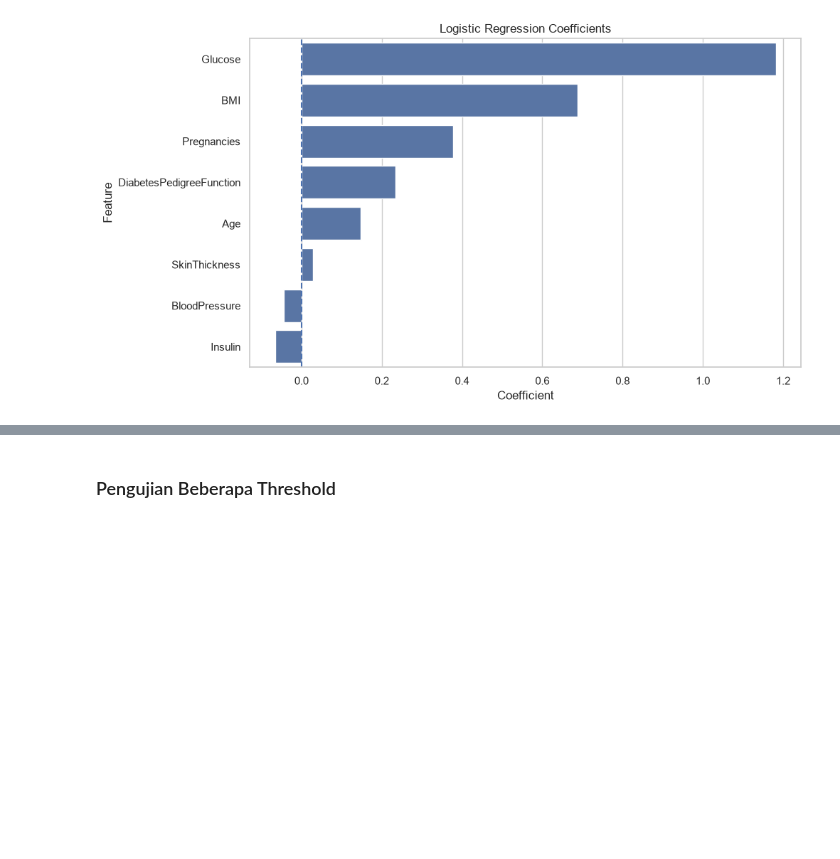
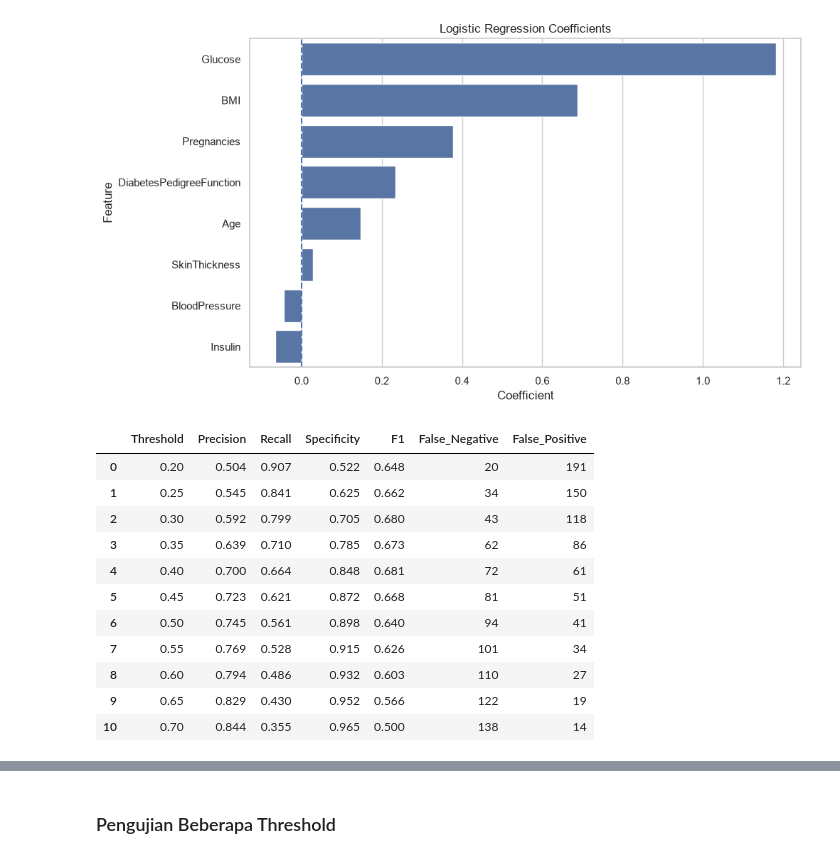
Before and after one commit to pinzii-maz/Prediksi-Risiko-Diabetes, a Jupyter notebook: Belajar Logistik Regresi.ipynb, the cells around one changed output, grey strips where cells are left out. Saved outputs shown, nothing was run; the diff lists cells and outputs as text; code cells hidden in the pictures; blank space fills up the shorter version.

```diff
--- a/Belajar Logistik Regresi.ipynb
+++ b/Belajar Logistik Regresi.ipynb
@@ -861,3 +870,70 @@ plt.show()
 [figure]
 # %%
 from sklearn.model_selection import cross_val_predict
+y_train_prob_cv = cross_val_predict(
+    best_model,
+    X_train,
+    y_train,
+    cv=cv,
+    method="predict_proba"
+)[:, 1]
+# %%
+threshold_results = []
+
+for threshold in np.arange(0.20, 0.71, 0.05):
+
+    y_pred_threshold = (
+        y_train_prob_cv >= threshold
+    ).astype(int)
+
+    tn_t, fp_t, fn_t, tp_t = confusion_matrix(
+        y_train,
+        y_pred_threshold
+    ).ravel()
+
+    threshold_results.append({
+
+        "Threshold": threshold,
+
+        "Precision": precision_score(
+            y_train,
+            y_pred_threshold,
+            zero_division=0
+        ),
+
+        "Recall": recall_score(
+            y_train,
+            y_pred_threshold
+        ),
+
+        "Specificity":
+            tn_t / (tn_t + fp_t),
+
+        "F1": f1_score(
+            y_train,
+            y_pred_threshold
+        ),
+
+        "False_Negative": fn_t,
+
+        "False_Positive": fp_t
+    })
+
+threshold_df = pd.DataFrame(
+    threshold_results
+)
+
+threshold_df.round(3)
+# %% [output]
+|  | Threshold | Precision | Recall | Specificity | F1 | False_Negative | False_Positive |
+| 0 | 0.20 | 0.504 | 0.907 | 0.522 | 0.648 | 20 | 191 |
+| 1 | 0.25 | 0.545 | 0.841 | 0.625 | 0.662 | 34 | 150 |
+| 2 | 0.30 | 0.592 | 0.799 | 0.705 | 0.680 | 43 | 118 |
+| 3 | 0.35 | 0.639 | 0.710 | 0.785 | 0.673 | 62 | 86 |
+| 4 | 0.40 | 0.700 | 0.664 | 0.848 | 0.681 | 72 | 61 |
+| 5 | 0.45 | 0.723 | 0.621 | 0.872 | 0.668 | 81 | 51 |
+| 6 | 0.50 | 0.745 | 0.561 | 0.898 | 0.640 | 94 | 41 |
+| 7 | 0.55 | 0.769 | 0.528 | 0.915 | 0.626 | 101 | 34 |
+| 8 | 0.60 | 0.794 | 0.486 | 0.932 | 0.603 | 110 | 27 |
+| 9 | 0.65 | 0.829 | 0.430 | 0.952 | 0.566 | 122 | 19 |
+| 10 | 0.70 | 0.844 | 0.355 | 0.965 | 0.500 | 138 | 14 |
```
Also changed, not shown: parts of 14 cells of this notebook.
